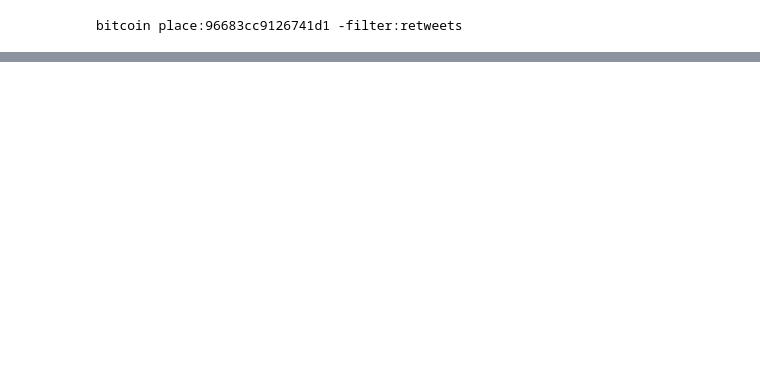
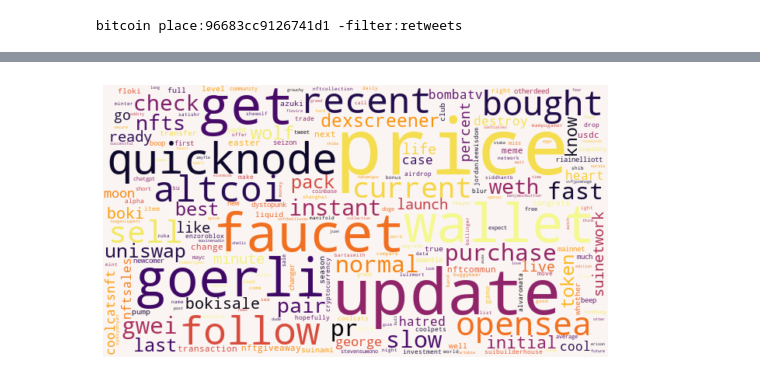
Before and after one commit to PacktPublishing/Data-Science-for-Web3, a Jupyter notebook: Chapter03/Social.ipynb, the cells around one changed output, grey strips where cells are left out. Saved outputs shown, nothing was run; the diff lists cells and outputs as text; code cells hidden in the pictures; blank space fills up the shorter version.

```diff
--- a/Chapter03/Social.ipynb
+++ b/Chapter03/Social.ipynb
@@ -55,0 +251,47 @@ data
+# %%
+def get_wordnet_pos(word):
+    """Map POS tag to first character lemmatize() accepts"""
+    tag = nltk.pos_tag([word])[0][1][0].upper()
+    tag_dict = {"J": wordnet.ADJ,
+                "N": wordnet.NOUN,
+                "V": wordnet.VERB,
+                "R": wordnet.ADV}
+
+    return tag_dict.get(tag, wordnet.NOUN)
+# %%
+pat1 = r'https[^ ]+' # pattern to remove links
+pat2 = r'www.[^ ]+' # pattern to remove links
+pat3 = '[^a-zA-Z]+' # pattern to remove numbers
+pat = r'|'.join((pat1, pat2,pat3))
+filter=['crypto', 'bitcoin', 'ethereum','blockchain', 'btc', 'eth', 'kaspa']
+def get_clean_text(text):
+    text = str (text)
+    text = text.lower()
+    text = unidecode.unidecode(text)
+    text = re.sub(pat, ' ', text)
+    text = [w for w in tok.tokenize(text) if w not in stop_list]
+    text = [w for w in text if len(w)>3]
+    text = [wordnet_lemmatizer.lemmatize(w, get_wordnet_pos(w)) for w in text]
+    text = [w for w in text if w not in filter]
+    text = (' '.join(text)).strip()
+    return text
+
+tweet_df_2['tweet'] = [get_clean_text(t) for t in tweet_df_2['tweet']]
+# %%
+tweet_df_2.reset_index(drop=True, inplace=True)
+texto = tweet_df_2[tweet_df_2 ['tweet'].notnull()]['tweet'].to_string()
+a,b = 'áéíóúü','aeiouu'
+trans = str.maketrans(a,b)
+texto = texto.translate(trans)
+texto = re.sub('_', ' ', texto)
+# %%
+from wordcloud import WordCloud
+
+wordcloud = WordCloud(stopwords=stop_list, background_color='#faf5f2', width=650, height=350, max_font_size=100, max_words=220, colormap="inferno", collocations=False,  normalize_plurals=False).generate(texto)
+
+plt.figure(figsize=(10,5))
+plt.imshow(wordcloud, interpolation='bilinear')
+plt.axis("off")
+plt.show()
+# %% [output]
+[figure, added]
```
Also changed, not shown: parts of 30 cells of this notebook, 1 other file.
